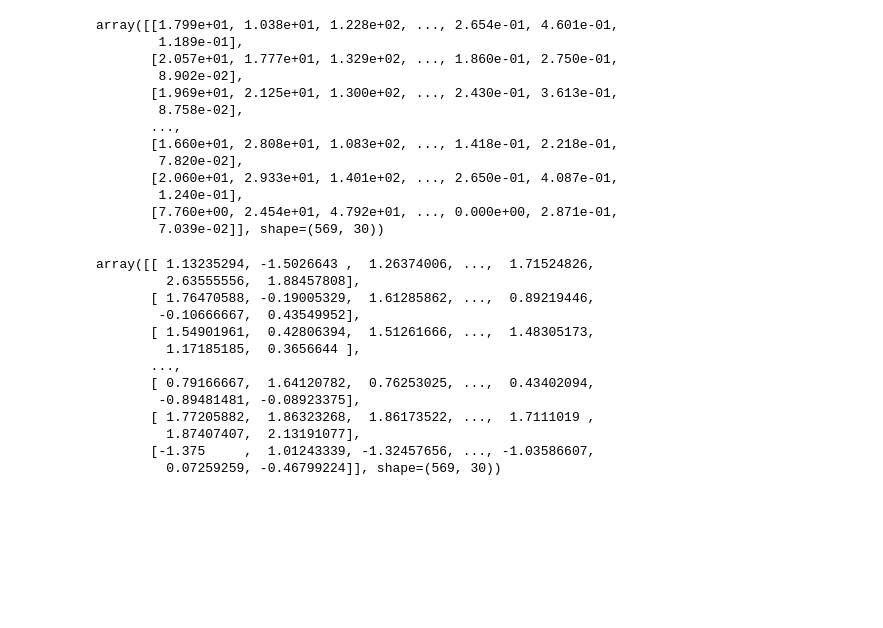
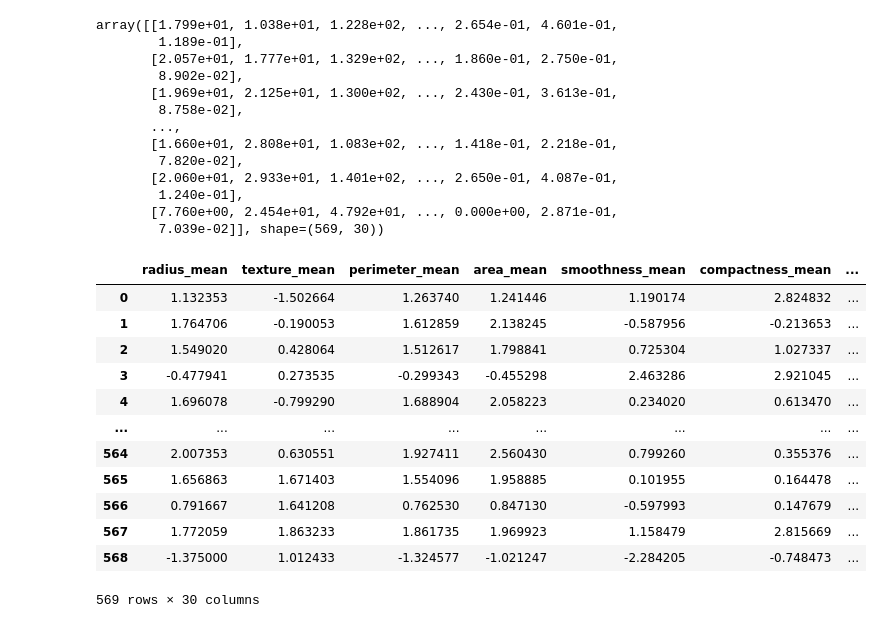
Before and after one commit to cyrilvincent/datascience, a Jupyter notebook: tp_cancero.ipynb, the cells around one changed output. Saved outputs shown, nothing was run; the diff lists cells and outputs as text; code cells hidden in the pictures; blank space fills up the shorter version.

```diff
--- a/tp_cancero.ipynb
+++ b/tp_cancero.ipynb
@@ -75,19 +78,21 @@ array([[1.799e+01, 1.038e+01, 1.228e+02, ..., 2.654e-01, 4.601e-01,
 # %%
 scaler = pp.RobustScaler()
 scaler.fit(x)
 xscaled = scaler.transform(x)
 xscaled
+df_scaled = pd.DataFrame(xscaled, columns=x.columns)
+df_scaled
 # %% [output]
+|  | radius_mean | texture_mean | perimeter_mean | area_mean | smoothness_mean | compactness_mean | ... |
+| 0 | 1.132353 | -1.502664 | 1.263740 | 1.241446 | 1.190174 | 2.824832 | ... |
+| 1 | 1.764706 | -0.190053 | 1.612859 | 2.138245 | -0.587956 | -0.213653 | ... |
+| 2 | 1.549020 | 0.428064 | 1.512617 | 1.798841 | 0.725304 | 1.027337 | ... |
+| 3 | -0.477941 | 0.273535 | -0.299343 | -0.455298 | 2.463286 | 2.921045 | ... |
+| 4 | 1.696078 | -0.799290 | 1.688904 | 2.058223 | 0.234020 | 0.613470 | ... |
+| ... | ... | ... | ... | ... | ... | ... | ... |
+| 564 | 2.007353 | 0.630551 | 1.927411 | 2.560430 | 0.799260 | 0.355376 | ... |
+| 565 | 1.656863 | 1.671403 | 1.554096 | 1.958885 | 0.101955 | 0.164478 | ... |
+| 566 | 0.791667 | 1.641208 | 0.762530 | 0.847130 | -0.597993 | 0.147679 | ... |
+| 567 | 1.772059 | 1.863233 | 1.861735 | 1.969923 | 1.158479 | 2.815669 | ... |
+| 568 | -1.375000 | 1.012433 | -1.324577 | -1.021247 | -2.284205 | -0.748473 | ... |
-array([[ 1.13235294, -1.5026643 ,  1.26374006, ...,  1.71524826,
-         2.63555556,  1.88457808],
-       [ 1.76470588, -0.19005329,  1.61285862, ...,  0.89219446,
-        -0.10666667,  0.43549952],
-       [ 1.54901961,  0.42806394,  1.51261666, ...,  1.48305173,
-         1.17185185,  0.3656644 ],
-       ...,
-       [ 0.79166667,  1.64120782,  0.76253025, ...,  0.43402094,
-        -0.89481481, -0.08923375],
-       [ 1.77205882,  1.86323268,  1.86173522, ...,  1.7111019 ,
-         1.87407407,  2.13191077],
-       [-1.375     ,  1.01243339, -1.32457656, ..., -1.03586607,
-         0.07259259, -0.46799224]], shape=(569, 30))
+569 rows × 30 columns
```
Also changed, not shown: parts of 5 cells of this notebook, 1 other file.
